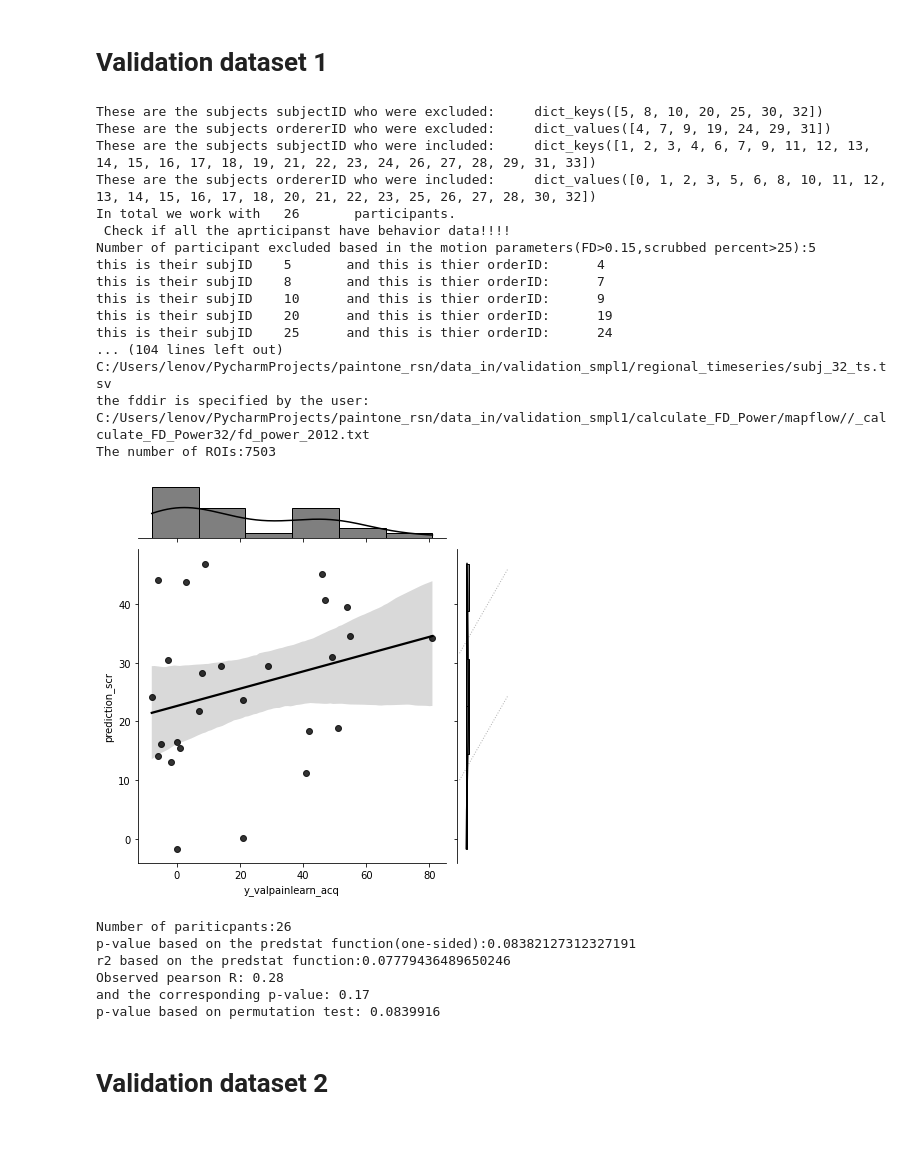
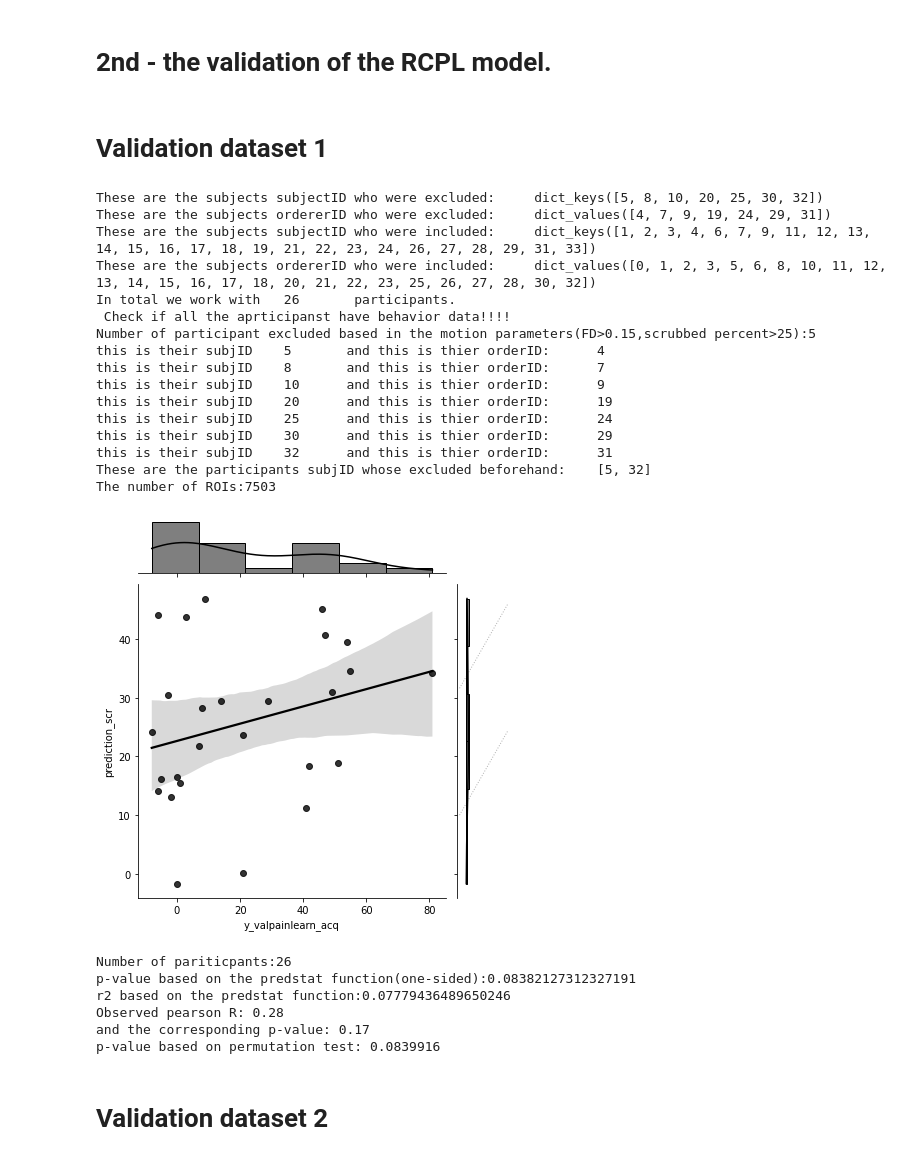
Before and after one commit to kincsesbalint/paintone_rsn, a Jupyter notebook: notebooks/validation.ipynb, the cells around one changed output. Cells and saved outputs as stored; diff of their text form; code cells hidden in the pictures.

```diff
--- a/notebooks/validation.ipynb
+++ b/notebooks/validation.ipynb
@@ -1,3 +1,5 @@
+# %% [markdown]
+# 2nd - the validation of the RCPL model.
 # %%
 import pandas as pd
 from paintone_rsn.data_loading import load_subjectiid, exclusion, load_timeseries, samplecalibration
@@ -27,71 +29,69 @@ labels, \
 loadedsubjpath, \
 vectorizedlabels, \
 listoflabelpairs = load_timeseries(pathtovalidationsmpl_1+'regional_timeseries/',
                                    vs1_subjID_idx_incl.values(),
                                    fddir=[pathtovalidationsmpl_1+"calculate_FD_Power/mapflow/"],
                                    numofexlcvolsatthebeg=0)
 X, cm = connectivity_matrix(timeseries_vs1)
 
 vs1_features_scr = pd.DataFrame(X,
             columns=(vectorizedlabels),
             index = vs1_subjID_idx_incl.keys())
 
 # load behavior data which was preprocessed with R
 vs1_behav = pd.read_csv(pathtovalidationsmpl_1+'validation_smpl1_behav.csv', #allbehavdata.csv',
                          index_col=['sub'],
                           ).loc[vs1_subjID_idx_incl.keys(),:]
+
+vs1_behav['prediction_scr']=m_scr.predict(vs1_features_scr.to_numpy())
+# vs1_behav['prediction_scr_firstvolsexcl']=m0_scr_first5excl.predict(vs1_features_scr)
+obsvar='y_valpainlearn_acq'
+predvar='prediction_scr'
+dataset=vs1_behav
+myml.plot_prediction(dataset[obsvar],dataset[predvar])
+p_value_myml, r_2_myml, residual, regline = myml.pred_stat(dataset[obsvar],
+                                                           dataset[predvar],robust=False,
+                                                           regside='greater')
+print('Number of pariticpants:'+str(len(dataset)))
+print('p-value based on the predstat function(one-sided):' + str(p_value_myml))
+print('r2 based on the predstat function:' + str(r_2_myml))
+print('Observed pearson R: %.2f' % pearsonr(dataset[obsvar],
+                                            dataset[predvar])[0])
+print('and the corresponding p-value: %.2f' % pearsonr(dataset[obsvar],
+                                                       dataset[predvar])[1])
+
+
+p_value_perm = myml.permutation_test(dataset[obsvar],
+                                dataset[predvar],
+                           method='approximate',
+                           func=lambda x, y: np.corrcoef(x,y)[1][0],
+                           num_rounds=10000,
+                           seed=0)
+print('p-value based on permutation test: %.7f' % p_value_perm)
 # %% [output]
 These are the subjects subjectID who were excluded:     dict_keys([5, 8, 10, 20, 25, 30, 32])
 These are the subjects ordererID who were excluded:     dict_values([4, 7, 9, 19, 24, 29, 31])
 These are the subjects subjectID who were included:     dict_keys([1, 2, 3, 4, 6, 7, 9, 11, 12, 13, 14, 15, 16, 17, 18, 19, 21, 22, 23, 24, 26, 27, 28, 29, 31, 33])
 These are the subjects ordererID who were included:     dict_values([0, 1, 2, 3, 5, 6, 8, 10, 11, 12, 13, 14, 15, 16, 17, 18, 20, 21, 22, 23, 25, 26, 27, 28, 30, 32])
 In total we work with   26       participants.
  Check if all the aprticipanst have behavior data!!!!
 Number of participant excluded based in the motion parameters(FD>0.15,scrubbed percent>25):5
 this is their subjID    5       and this is thier orderID:      4
 this is their subjID    8       and this is thier orderID:      7
 this is their subjID    10      and this is thier orderID:      9
 this is their subjID    20      and this is thier orderID:      19
 this is their subjID    25      and this is thier orderID:      24
-... (104 lines left out)
-C:/Users/lenov/PycharmProjects/paintone_rsn/data_in/validation_smpl1/regional_timeseries/subj_32_ts.tsv
-the fddir is specified by the user:
-C:/Users/lenov/PycharmProjects/paintone_rsn/data_in/validation_smpl1/calculate_FD_Power/mapflow//_calculate_FD_Power32/fd_power_2012.txt
+this is their subjID    30      and this is thier orderID:      29
+this is their subjID    32      and this is thier orderID:      31
+These are the participants subjID whose excluded beforehand:    [5, 32]
 The number of ROIs:7503
+[figure, added]
+Number of pariticpants:26
+p-value based on the predstat function(one-sided):0.08382127312327191
+r2 based on the predstat function:0.07779436489650246
+Observed pearson R: 0.28
+and the corresponding p-value: 0.17
+p-value based on permutation test: 0.0839916
-# %%
-vs1_behav['prediction_scr']=m_scr.predict(vs1_features_scr)
-# vs1_behav['prediction_scr_firstvolsexcl']=m0_scr_first5excl.predict(vs1_features_scr)
-obsvar='y_valpainlearn_acq'
-predvar='prediction_scr'
-dataset=vs1_behav
-myml.plot_prediction(dataset[obsvar],dataset[predvar])
-p_value_myml, r_2_myml, residual, regline = myml.pred_stat(dataset[obsvar],
-                                                           dataset[predvar],robust=False,
-                                                           regside='greater')
-print('Number of pariticpants:'+str(len(dataset)))
-print('p-value based on the predstat function(one-sided):' + str(p_value_myml))
-print('r2 based on the predstat function:' + str(r_2_myml))
-print('Observed pearson R: %.2f' % pearsonr(dataset[obsvar],
-                                            dataset[predvar])[0])
-print('and the corresponding p-value: %.2f' % pearsonr(dataset[obsvar],
-                                                       dataset[predvar])[1])
-
-
-p_value_perm = myml.permutation_test(dataset[obsvar],
-                                dataset[predvar],
-                           method='approximate',
-                           func=lambda x, y: np.corrcoef(x,y)[1][0],
-                           num_rounds=10000,
-                           seed=0)
-print('p-value based on permutation test: %.7f' % p_value_perm)
-# %% [output]
-[figure, removed]
-Number of pariticpants:26
-p-value based on the predstat function(one-sided):0.08382127312327191
-r2 based on the predstat function:0.07779436489650246
-Observed pearson R: 0.28
-and the corresponding p-value: 0.17
-p-value based on permutation test: 0.0839916
 # %%
 #saving the prediction
 #vs1_behav
```
Also changed, not shown: parts of 4 cells of this notebook, 6 other files.
